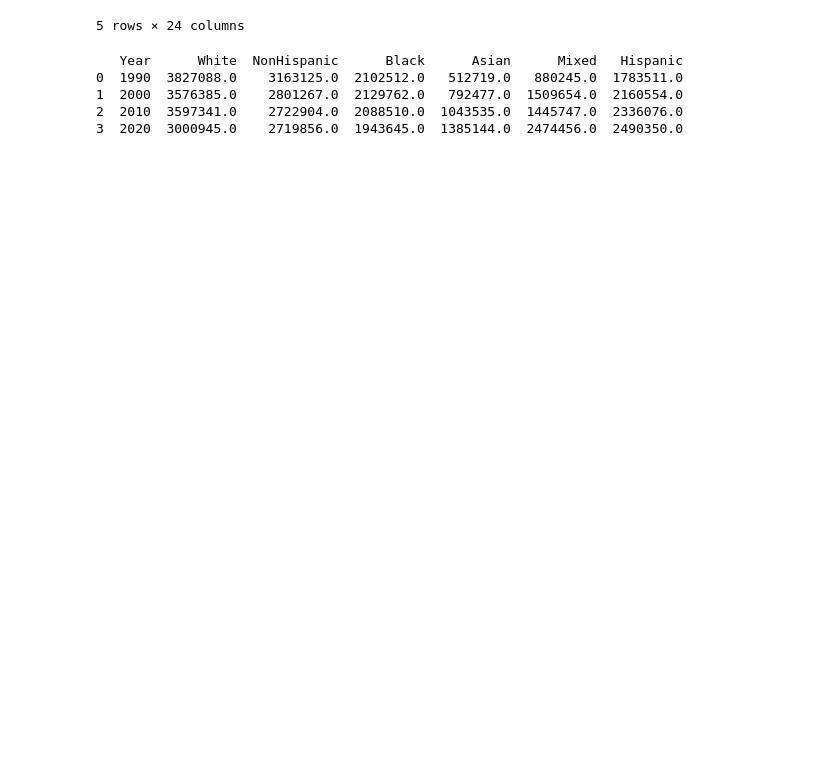
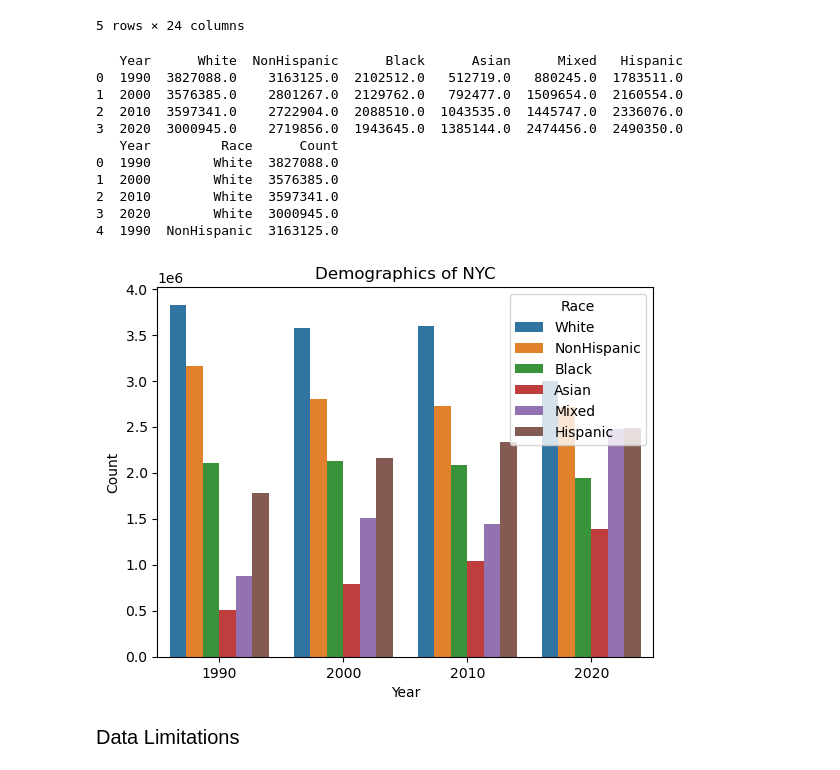
Before and after one commit to anikasparkle22/Info2950_final, a Jupyter notebook: Info 2950 Final.ipynb, the cells around one changed output. Saved outputs shown, nothing was run; the diff lists cells and outputs as text; code cells hidden in the pictures; blank space fills up the shorter version.

Commit message:
barplot and limitations edit

```diff
--- a/Info 2950 Final.ipynb
+++ b/Info 2950 Final.ipynb
@@ -20,30 +25,51 @@ felonies_nyc.head()
 #reading in csv file
 nyc_demographics= pd.read_csv('NYC_demographics.csv', encoding='latin1')
 
 #changing year column values to int type so that they can be read as ints in further cleaning
 nyc_demographics['Year']= nyc_demographics['Year'].astype(int)
 #renaming column to prevent syntax issues
 nyc_demographics.rename(columns={'Non-Hispanic': 'NonHispanic'}, inplace=True)
 
 #checking and changing column values that are originally objects and removing commas to facilitate float conversion later
 for col in nyc_demographics:
     if nyc_demographics[col].dtype == 'object':
         nyc_demographics[col]= nyc_demographics[col].str.replace(",", "")
 
 #changing the column value type from object to float
 nyc_demographics[['White', 'NonHispanic', 'Black', 'Asian', 'Mixed',
                    'Hispanic',]]= nyc_demographics[['White', 'NonHispanic',
                     'Black', 'Asian', 'Mixed', 'Hispanic',]].astype(float)
 
 #creating a clean dataframe that only has relevant columns
 nyc_demographics_clean= db.sql("""
 SELECT Year, White, NonHispanic, Black, Asian, Mixed, Hispanic
 FROM nyc_demographics
 WHERE Year > 1980""").df()
+#confirming that new dataframe has correct information
 print(nyc_demographics_clean)
+
+#melting the dataframe and adding a column titled "Race" so that I can make a barplot that is colored by race
+melted_demographic= pd.melt(nyc_demographics_clean, id_vars= 'Year', var_name= 'Race', value_name='Count')
+print(melted_demographic.head())
+
+#visualizing data with a barplot
+sns.barplot(data= melted_demographic, x= 'Year', y='Count', hue='Race')
+plt.title("Demographics of NYC")
+plt.xlabel("Year")
+plt.ylabel("Count")
+plt.legend(title="Race", loc='upper right');
 # %% [output]
    Year      White  NonHispanic      Black      Asian      Mixed   Hispanic
 0  1990  3827088.0    3163125.0  2102512.0   512719.0   880245.0  1783511.0
 1  2000  3576385.0    2801267.0  2129762.0   792477.0  1509654.0  2160554.0
 2  2010  3597341.0    2722904.0  2088510.0  1043535.0  1445747.0  2336076.0
 3  2020  3000945.0    2719856.0  1943645.0  1385144.0  2474456.0  2490350.0
+   Year         Race      Count
+0  1990        White  3827088.0
+1  2000        White  3576385.0
+2  2010        White  3597341.0
+3  2020        White  3000945.0
+4  1990  NonHispanic  3163125.0
+[figure, added]
+# %% [markdown]
+<p style="font-size: 20px;">Data Limitations</p>
```
Also changed, not shown: parts of 4 cells of this notebook.
